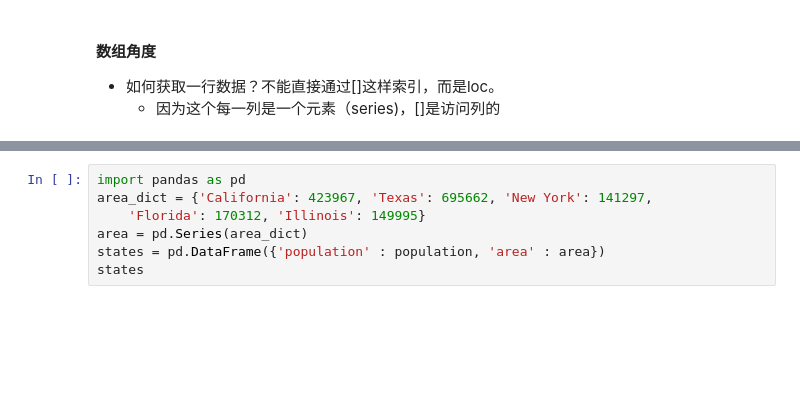
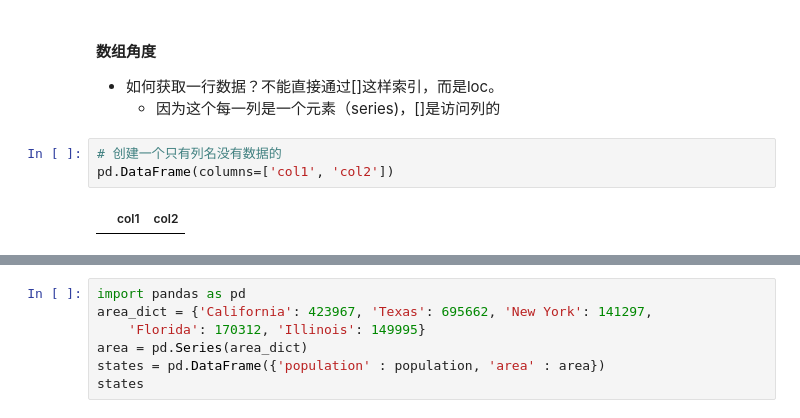
Before and after one commit to ddongzi/data-analysis, a Jupyter notebook: MLcook/Pandas.ipynb, the cells around one changed output, grey strips where cells are left out. Saved outputs shown, nothing was run; the diff lists cells and outputs as text; blank space fills up the shorter version.

```diff
--- a/MLcook/Pandas.ipynb
+++ b/MLcook/Pandas.ipynb
@@ -114,3 +114,8 @@ dtype: object
 #### 数组角度
 - 如何获取一行数据？不能直接通过[]这样索引，而是loc。
   - 因为这个每一列是一个元素（series)，[]是访问列的
+# %%
+# 创建一个只有列名没有数据的
+pd.DataFrame(columns=['col1', 'col2'])
+# %% [output]
+|  | col1 | col2 |
```
Also changed, not shown: parts of 1 cell of this notebook, 1 other file.
